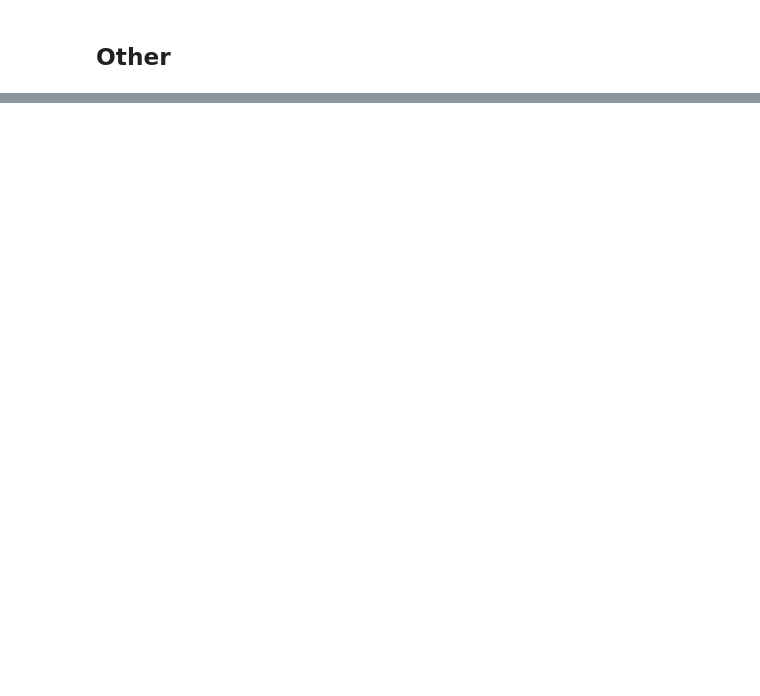
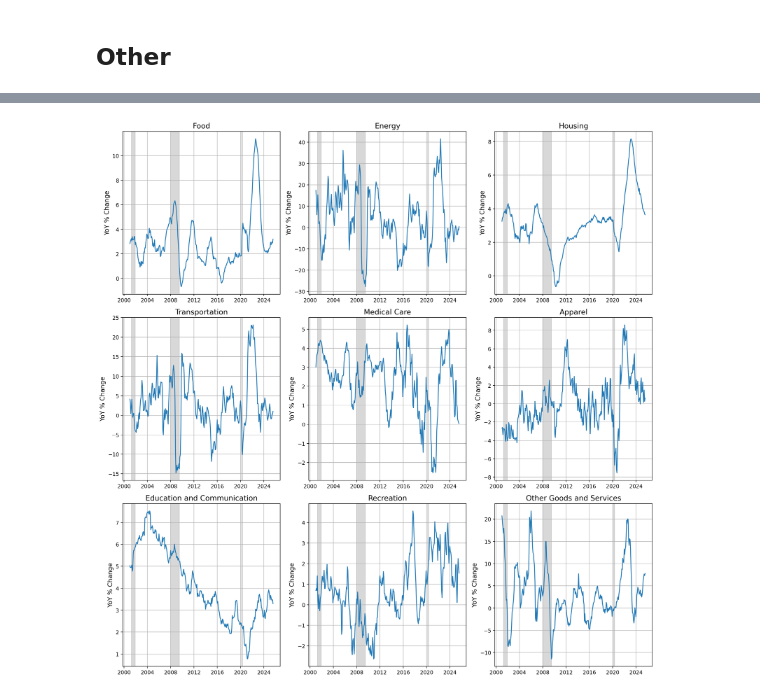
Before and after one commit to Salling3650/Stock_marked, a Jupyter notebook: Economy.ipynb, the cells around one changed output, grey strips where cells are left out. Saved outputs shown, nothing was run; the diff lists cells and outputs as text; code cells hidden in the pictures; blank space fills up the shorter version.

```diff
--- a/Economy.ipynb
+++ b/Economy.ipynb
@@ -193,0 +259,62 @@ Series APU000072610 fetched successfully
+# %%
+# Plot sector-specific inflation rates in a 3x3 grid
+import concurrent.futures
+
+sector_series = [
+    'CPIUFDSL',  # Food
+    'CPIENGSL',  # Energy
+    'CUSR0000SAH1',  # Housing
+    'CUSR0000SAT1',  # Transportation
+    'CUSR0000SAM1',  # Medical care
+    'CUSR0000SAA1',  # Apparel
+    'CUSR0000SEEB',  # Education and communication
+    'CUSR0000SERA',  # Recreation
+    'CUSR0000SEHF'  # Other goods and services
+]
+
+sector_names = [
+    'Food',
+    'Energy',
+    'Housing',
+    'Transportation',
+    'Medical Care',
+    'Apparel',
+    'Education and Communication',
+    'Recreation',
+    'Other Goods and Services'
+]
+
+# Fetch all series concurrently
+with concurrent.futures.ThreadPoolExecutor() as executor:
+    futures = {executor.submit(fred.get_series, series): (series, name) for series, name in zip(sector_series, sector_names)}
+    results = {}
+    for future in concurrent.futures.as_completed(futures):
+        series, name = futures[future]
+        try:
+            data = future.result()
+            results[name] = data
+        except Exception as e:
+            print(f"Series {series} not available: {e}")
+            results[name] = None
+
+fig, axes = plt.subplots(3, 3, figsize=(15, 15))
+
+for i, name in enumerate(sector_names):
+    data = results[name]
+    if data is not None:
+        data = data.loc[start_date:]
+        rate = data.pct_change(12) * 100
+        axes.flat[i].plot(rate.index, rate.values)
+        axes.flat[i].set_title(name)
+        axes.flat[i].set_xlabel('Date')
+        axes.flat[i].set_ylabel('YoY % Change')
+        axes.flat[i].grid(True)
+        add_recession_shading(axes.flat[i])
+    else:
+        axes.flat[i].text(0.5, 0.5, f'{name}\nNot Available', transform=axes.flat[i].transAxes, ha='center', va='center')
+        axes.flat[i].set_title(name)
+
+plt.tight_layout()
+plt.show()
+# %% [output]
+[figure, added]
```
Also changed, not shown: parts of 7 cells of this notebook.
